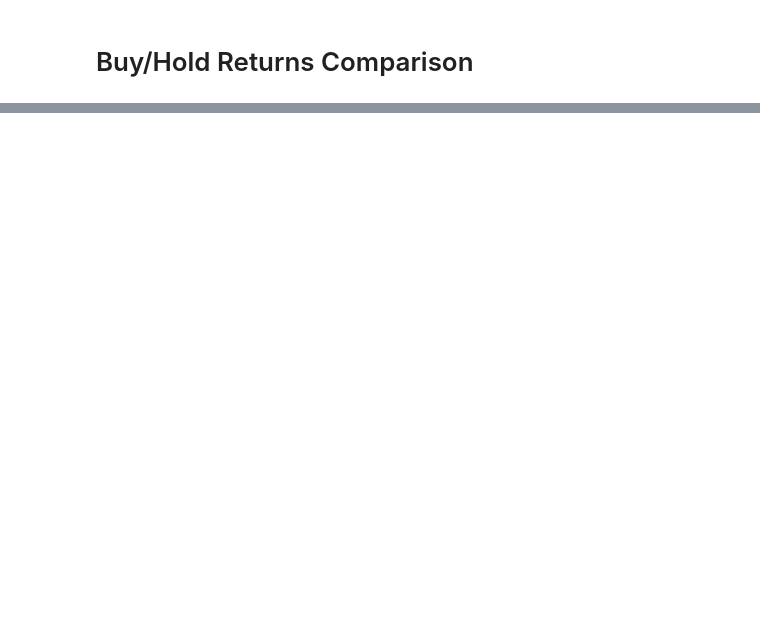
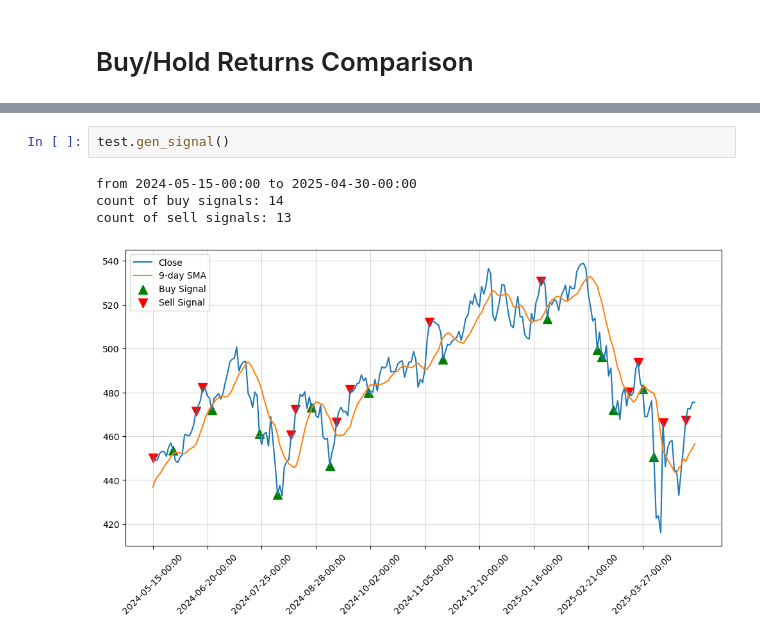
Before and after one commit to FilBillions/Mean_Reversion, a Jupyter notebook: Mean_Reversion_Model.ipynb, the cells around one changed output, grey strips where cells are left out. Saved outputs shown, nothing was run; the diff lists cells and outputs as text; blank space fills up the shorter version.

```diff
--- a/Mean_Reversion_Model.ipynb
+++ b/Mean_Reversion_Model.ipynb
@@ -73,0 +59,7 @@ QQQ Cumulative Buy/Hold Return: 0.36
+# %%
+test.gen_signal()
+# %% [output]
+from 2024-05-15-00:00 to 2025-04-30-00:00
+count of buy signals: 14
+count of sell signals: 13
+[figure, new version]
```
Also changed, not shown: parts of 8 cells of this notebook, 5 other files.
